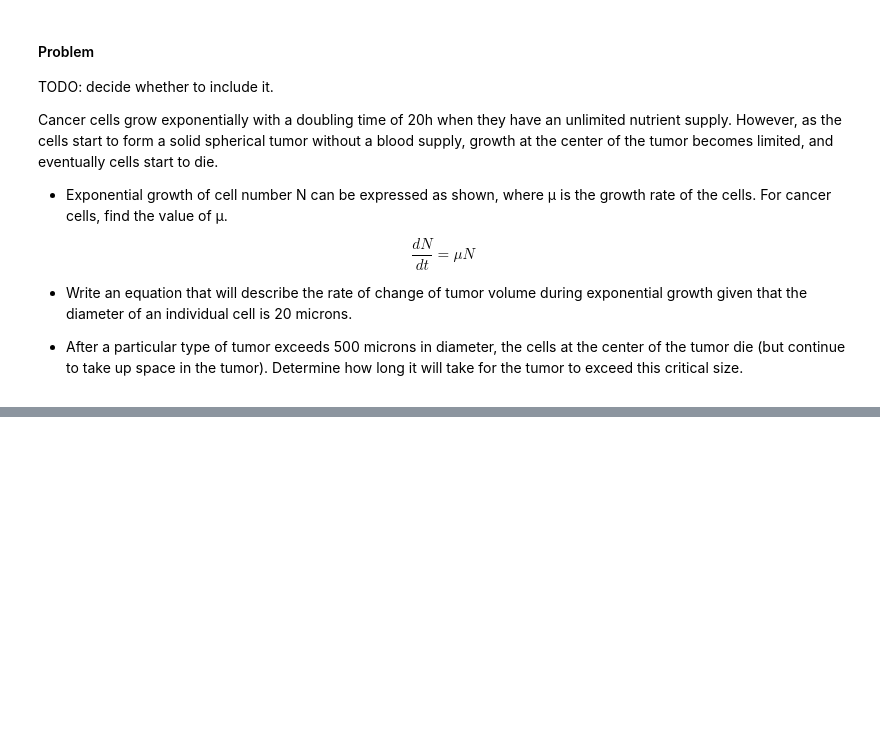
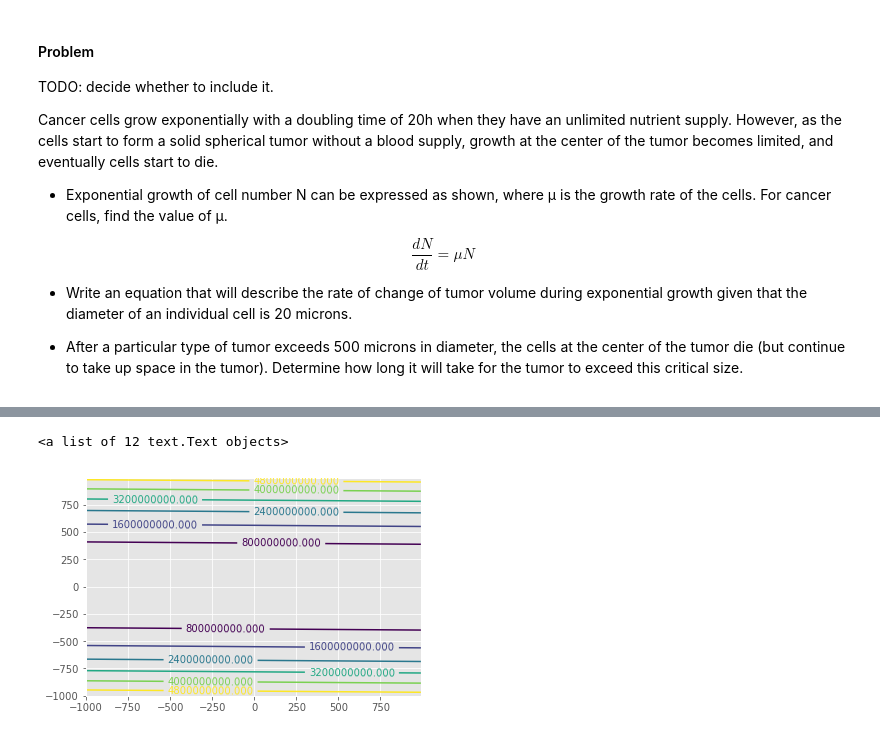
Before and after one commit to danimateos/numerical_methods, a Jupyter notebook: section-00.ipynb, the cells around one changed output, grey strips where cells are left out. Cells and saved outputs as stored; diff of their text form; code cells hidden in the pictures; blank space fills up the shorter version.

```diff
--- a/section-00.ipynb
+++ b/section-00.ipynb
@@ -23,0 +448,3 @@ $$\frac{dN}{dt} = μN$$
+# %%
+B = np.array([35,94])
+B
@@ -23,0 +453,3 @@ $$\frac{dN}{dt} = μN$$
+# %%
+X = np.linalg.inv(A).dot(B)
+X
@@ -23,0 +751,13 @@ $$\frac{dN}{dt} = μN$$
+# %%
+delta = 10
+xs = np.arange(-1000, 1000, delta)
+ys = np.arange(-1000, 1000, delta)
+
+x, y = np.meshgrid(xs, ys)
+zs =  np.array([J([t0, t1]) for t0 in xs for t1 in ys]).reshape(len(xs), len(ys)).T
+
+m = plt.contour(x, y, zs)
+plt.clabel(m, inline=1, fontsize=10)
+# %% [output]
+<a list of 12 text.Text objects>
+[figure, added]
```
Also changed, not shown: parts of 108 cells of this notebook.
